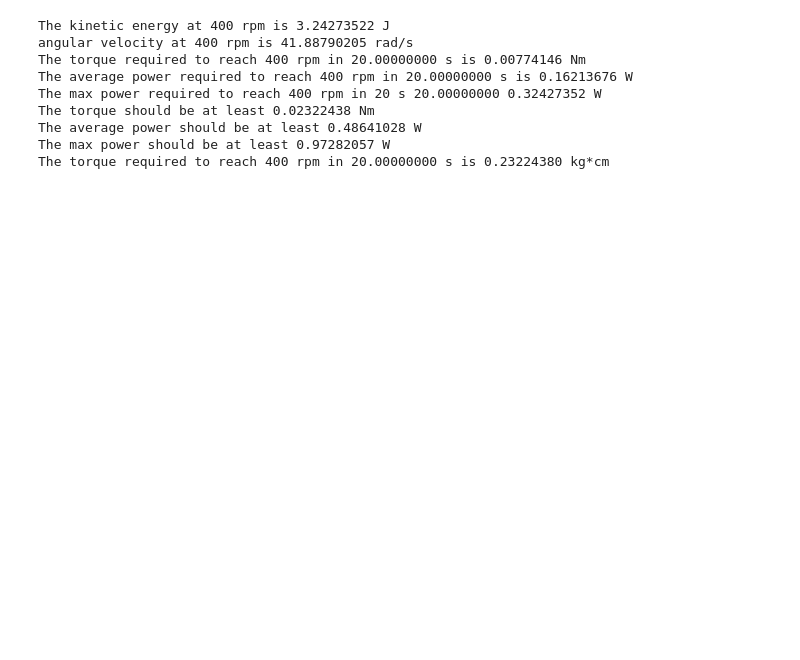
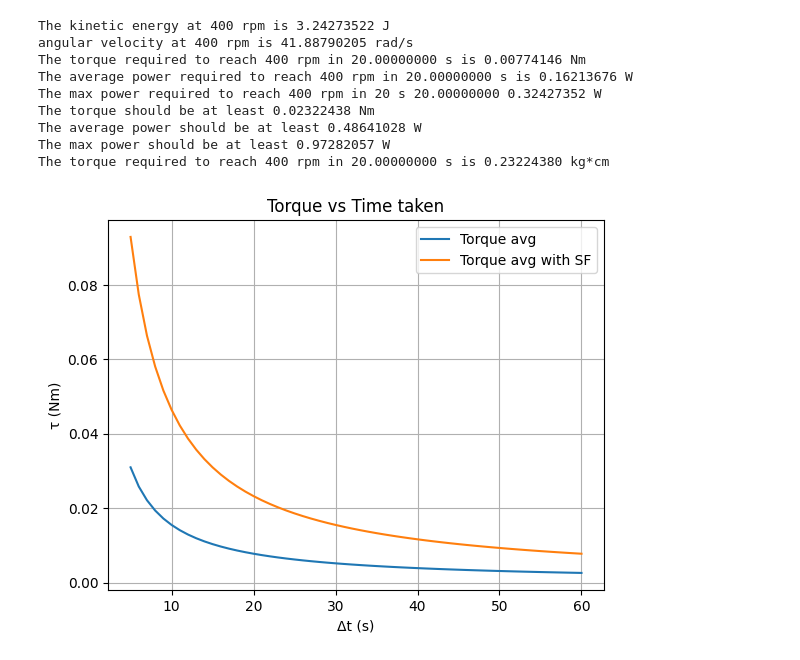
Before and after one commit to lyDevper/Ball-Launcher-Calc, a Jupyter notebook: Ball_Launcher_calc.ipynb, the cells around one changed output. Cells and saved outputs as stored; diff of their text form; code cells hidden in the pictures; blank space fills up the shorter version.

```diff
--- a/Ball_Launcher_calc.ipynb
+++ b/Ball_Launcher_calc.ipynb
@@ -87,3 +88,30 @@ The torque should be at least 0.02322438 Nm
 The average power should be at least 0.48641028 W
 The max power should be at least 0.97282057 W
 The torque required to reach 400 rpm in 20.00000000 s is 0.23224380 kg*cm
+# %%
+import numpy as np
+import matplotlib.pyplot as plt
+
+def torque_for_delt_t(omega_f, delt_t):
+    torque = I_sys * omega_f / delt_t
+    return torque
+
+# plot torque vs delt_time from 10 to 60 s
+
+SF = 3 # safety factor
+
+delt_t_l = np.arange(5, 61, 1)
+torque_l = torque_for_delt_t(omega_f, delt_t_l)
+torque_SF_l = torque_l * SF
+
+# plot torque and torque_SF vs delt_t in the same graph
+plt.plot(delt_t_l, torque_l, label='Torque avg')
+plt.plot(delt_t_l, torque_SF_l, label='Torque avg with SF')
+plt.xlabel('Δt (s)')
+plt.ylabel('τ (Nm)')
+plt.title('Torque vs Time taken')
+plt.legend()
+plt.grid()
+plt.show()
+# %% [output]
+[figure, added]
```
Also changed, not shown: parts of 4 cells of this notebook, 1 other file.
